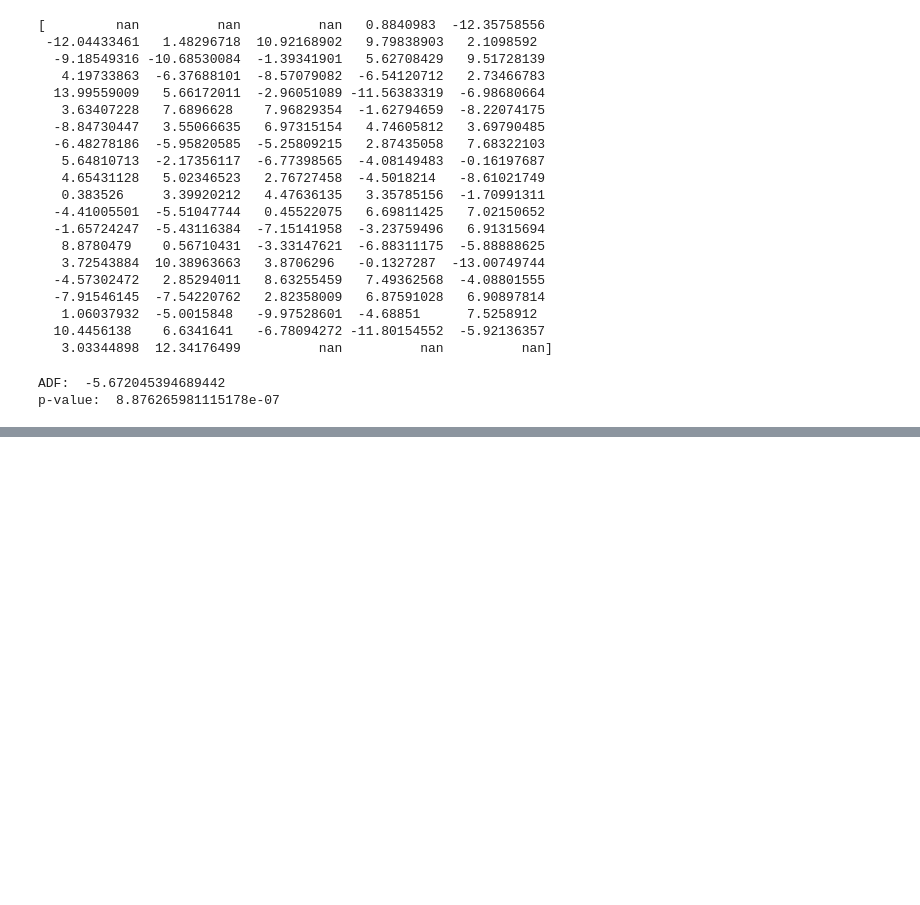
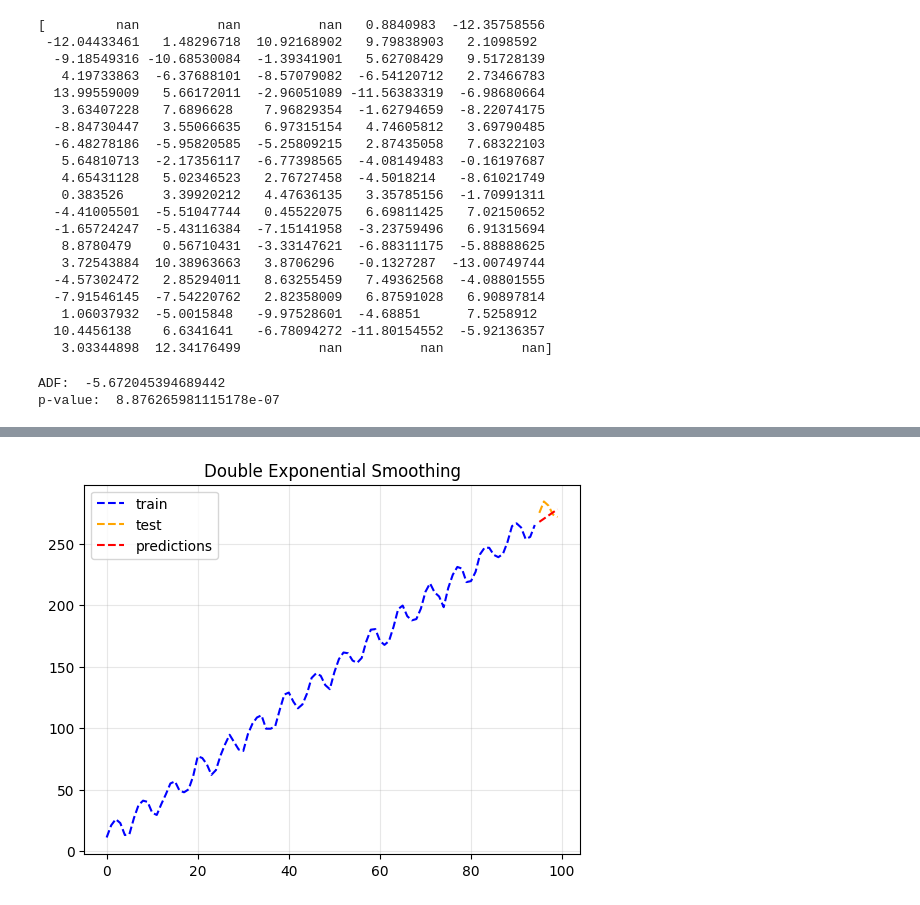
Before and after one commit to MKastek/time-series-notes, a Jupyter notebook: Time_series_anomaly_detection.ipynb, the cells around one changed output, grey strips where cells are left out. Saved outputs shown, nothing was run; the diff lists cells and outputs as text; code cells hidden in the pictures; blank space fills up the shorter version.

```diff
--- a/Time_series_anomaly_detection.ipynb
+++ b/Time_series_anomaly_detection.ipynb
@@ -497,0 +590,14 @@ p-value:  8.876265981115178e-07
+# %%
+from statsmodels.tsa.api import Holt
+
+double = Holt(train).fit(optimized=True)
+double_preds = double.forecast(len(test))
+# %%
+plt.plot(time[:-5], train, 'b--', label="train")
+plt.plot(time[-5:], test, color='orange', linestyle="--", label="test")
+plt.plot(time[-5:], double_preds, 'r--', label="predictions")
+plt.legend(loc='upper left')
+plt.title("Double Exponential Smoothing")
+plt.grid(alpha=0.3);
+# %% [output]
+[figure, added]
```
Also changed, not shown: parts of 51 cells of this notebook.
